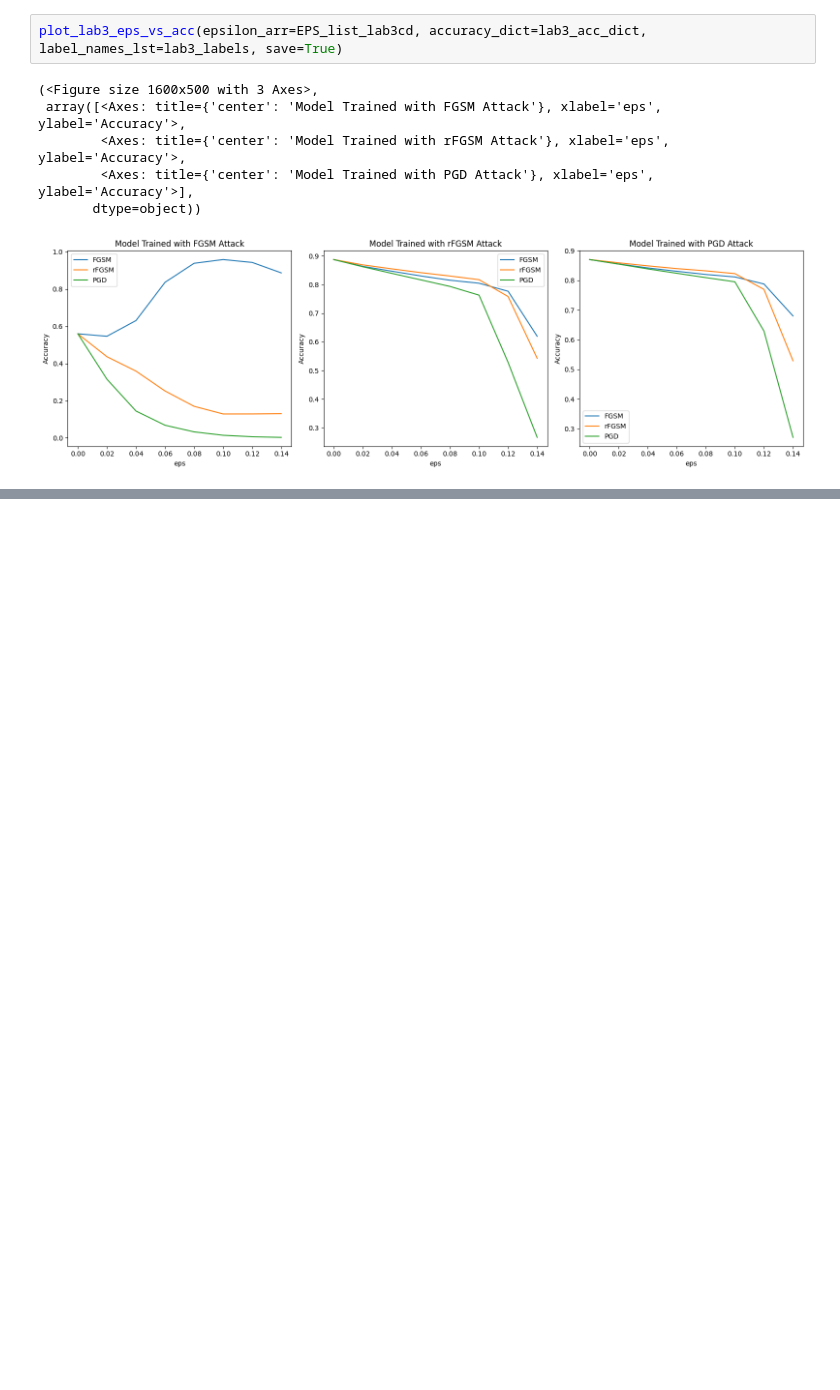
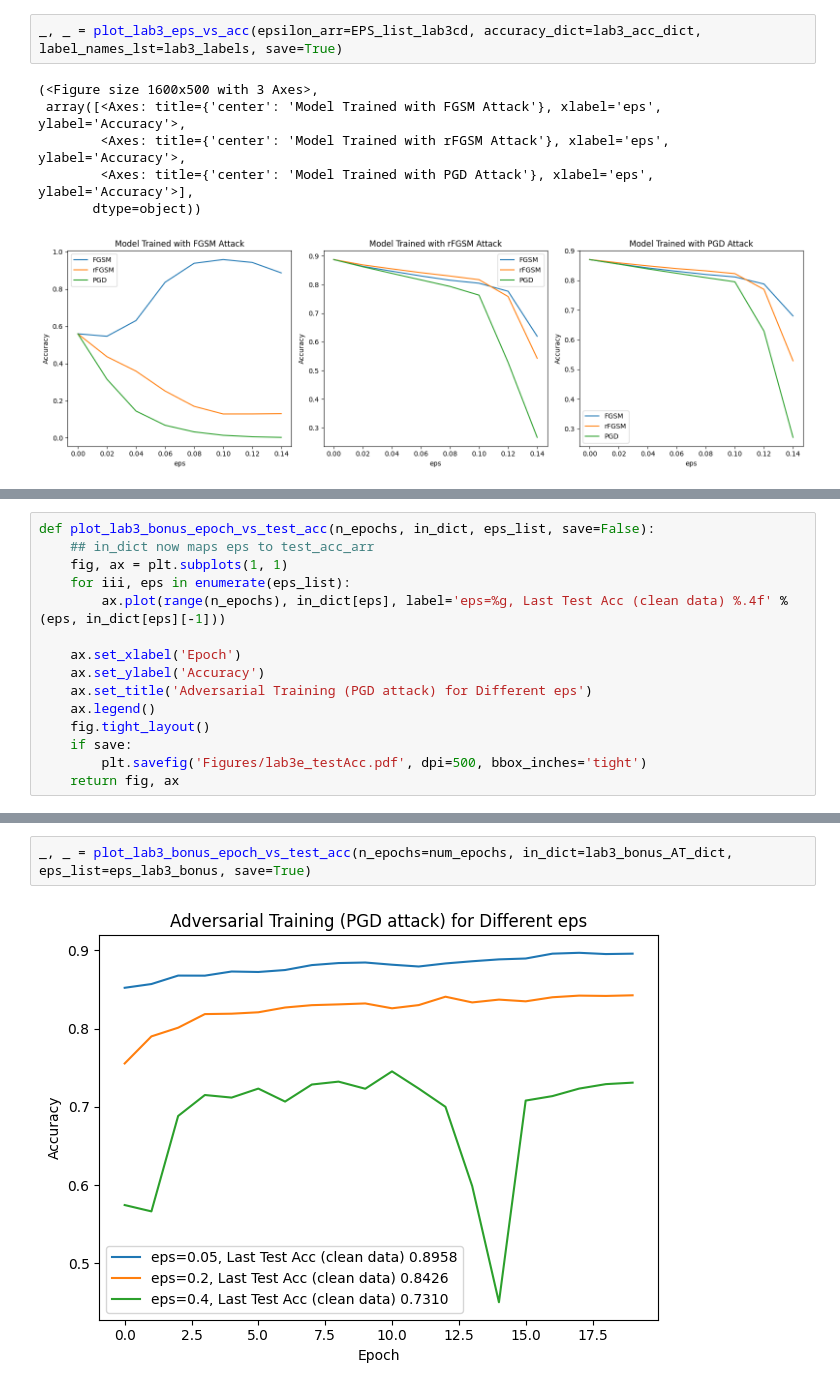
Before and after one commit to danyjabban/Representation_Learning, a Jupyter notebook: HW5/HWK5_main.ipynb, the cells around one changed output, grey strips where cells are left out. Saved outputs shown, nothing was run; the diff lists cells and outputs as text; blank space fills up the shorter version.

Commit message:
hw5 lab1e bonus

```diff
--- a/HW5/HWK5_main.ipynb
+++ b/HW5/HWK5_main.ipynb
@@ -550,5 +512,5 @@ Done with this epsilon!
 # %%
-plot_lab3_eps_vs_acc(epsilon_arr=EPS_list_lab3cd, accuracy_dict=lab3_acc_dict, label_names_lst=lab3_labels, save=True)
+_, _ = plot_lab3_eps_vs_acc(epsilon_arr=EPS_list_lab3cd, accuracy_dict=lab3_acc_dict, label_names_lst=lab3_labels, save=True)
 # %% [output]
 (<Figure size 1600x500 with 3 Axes>,
  array([<Axes: title={'center': 'Model Trained with FGSM Attack'}, xlabel='eps', ylabel='Accuracy'>,
@@ -558,0 +523,15 @@ plot_lab3_eps_vs_acc(epsilon_arr=EPS_list_lab3cd, accuracy_dict=lab3_acc_dict, l
+# %%
+def plot_lab3_bonus_epoch_vs_test_acc(n_epochs, in_dict, eps_list, save=False):
+    ## in_dict now maps eps to test_acc_arr
+    fig, ax = plt.subplots(1, 1)
+    for iii, eps in enumerate(eps_list):
+        ax.plot(range(n_epochs), in_dict[eps], label='eps=%g, Last Test Acc (clean data) %.4f' % (eps, in_dict[eps][-1]))
+
+    ax.set_xlabel('Epoch')
+    ax.set_ylabel('Accuracy')
+    ax.set_title('Adversarial Training (PGD attack) for Different eps')
+    ax.legend()
+    fig.tight_layout()
+    if save:
+        plt.savefig('Figures/lab3e_testAcc.pdf', dpi=500, bbox_inches='tight')
+    return fig, ax
@@ -558,0 +629,4 @@ plot_lab3_eps_vs_acc(epsilon_arr=EPS_list_lab3cd, accuracy_dict=lab3_acc_dict, l
+# %%
+_, _ = plot_lab3_bonus_epoch_vs_test_acc(n_epochs=num_epochs, in_dict=lab3_bonus_AT_dict, eps_list=eps_lab3_bonus, save=True)
+# %% [output]
+[figure, added]
```
Also changed, not shown: parts of 8 cells of this notebook.
